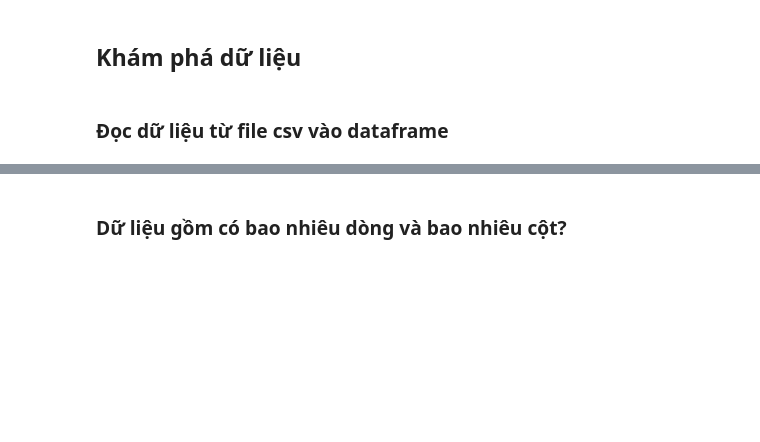
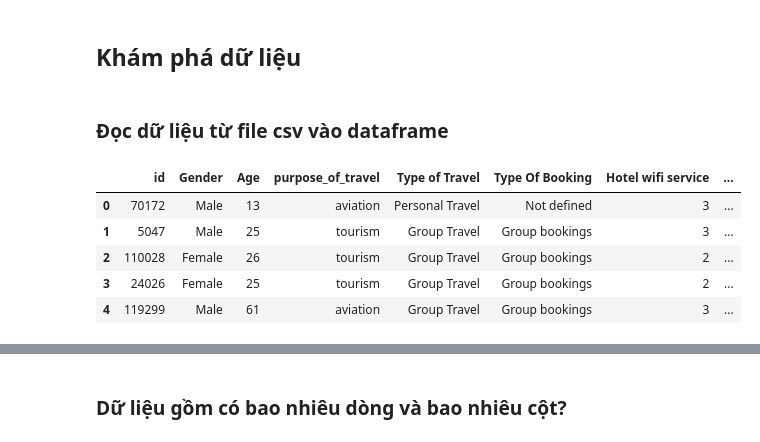
Before and after one commit to SyThuan1803/Data_Science_Proramming_FinalProject, a Jupyter notebook: final_project.ipynb, the cells around one changed output, grey strips where cells are left out. Drawn from its saved outputs; the diff is of its cells as text; code cells hidden in the pictures; blank space fills up the shorter version.

```diff
--- a/final_project.ipynb
+++ b/final_project.ipynb
@@ -36,3 +87,14 @@
 ## Khám phá dữ liệu
 # %% [markdown]
 ### Đọc dữ liệu từ file csv vào dataframe
+# %%
+# ehs là viết tắt của europe hotel satisfaction
+ehs_df = pd.read_csv('./data/Europe Hotel Booking Satisfaction Score.csv')
+ehs_df.head()
+# %% [output]
+|  | id | Gender | Age | purpose_of_travel | Type of Travel | Type Of Booking | Hotel wifi service | ... |
+| 0 | 70172 | Male | 13 | aviation | Personal Travel | Not defined | 3 | ... |
+| 1 | 5047 | Male | 25 | tourism | Group Travel | Group bookings | 3 | ... |
+| 2 | 110028 | Female | 26 | tourism | Group Travel | Group bookings | 2 | ... |
+| 3 | 24026 | Female | 25 | tourism | Group Travel | Group bookings | 2 | ... |
+| 4 | 119299 | Male | 61 | aviation | Group Travel | Group bookings | 3 | ... |
```
Also changed, not shown: parts of 42 cells of this notebook.
